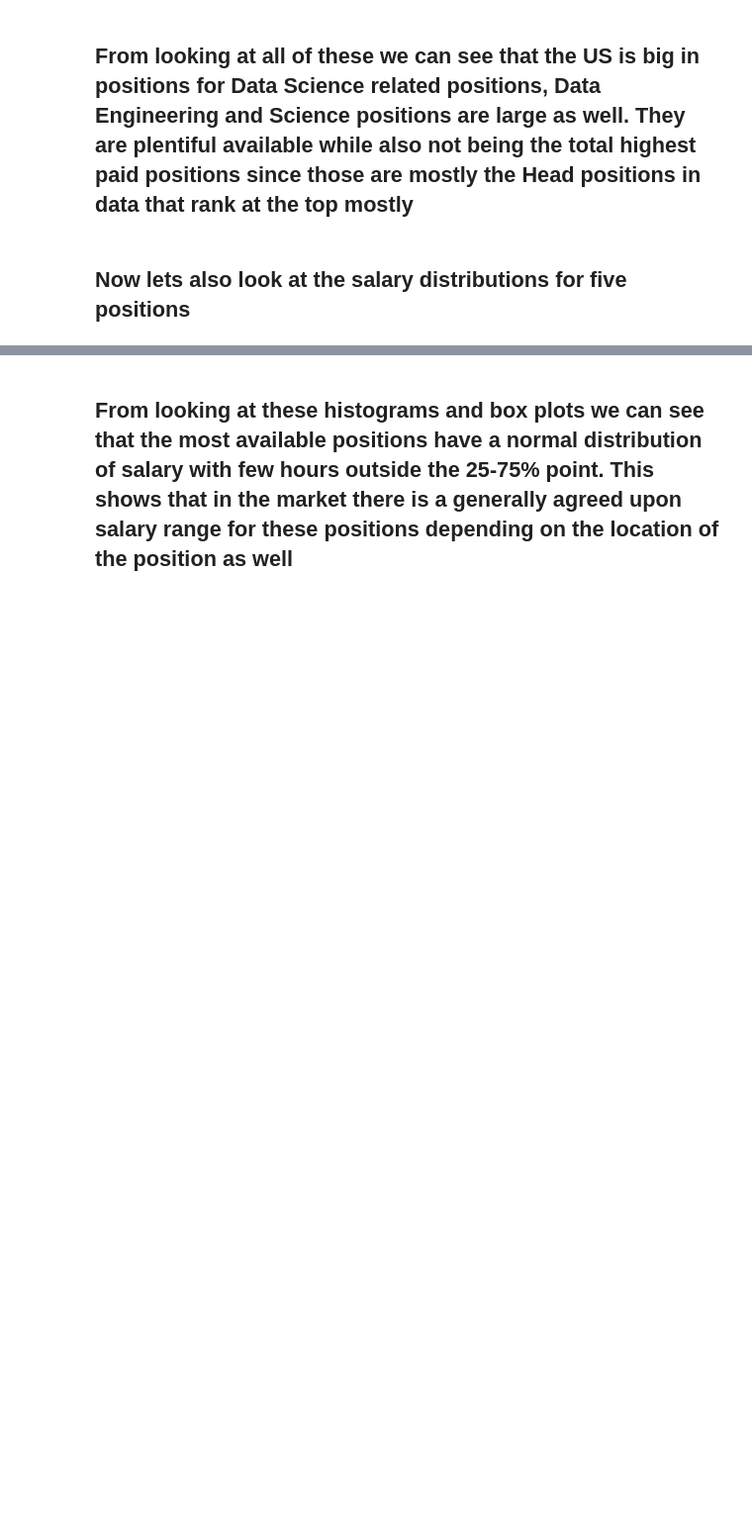
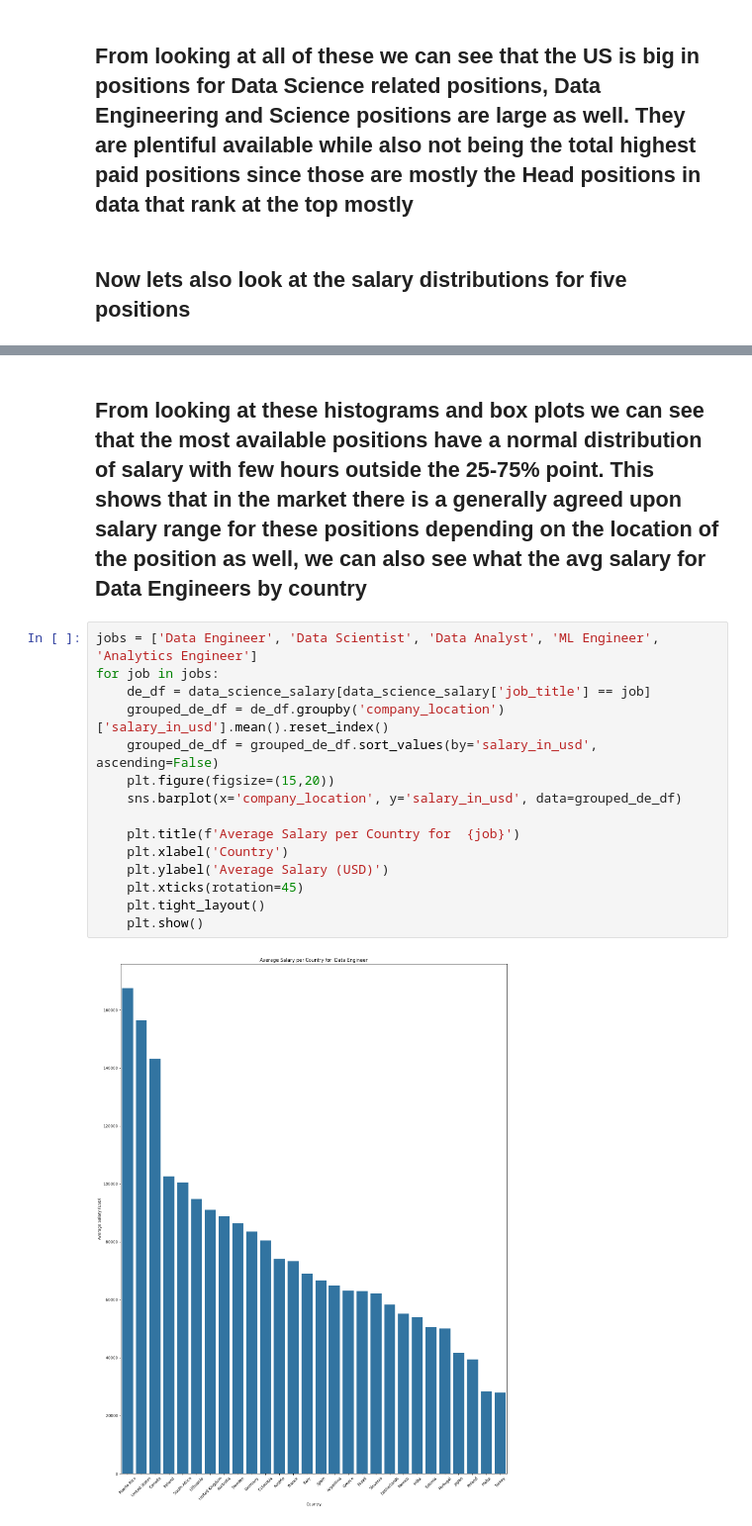
Before and after one commit to jwolfe972/csce_5320_project, a Jupyter notebook: Data_Science_Salaries_Analysis.ipynb, the cells around one changed output, grey strips where cells are left out. Shown at 99% size. Drawn from its saved outputs; the diff is of its cells as text; blank space fills up the shorter version.

```diff
--- a/Data_Science_Salaries_Analysis.ipynb
+++ b/Data_Science_Salaries_Analysis.ipynb
@@ -191,2 +193,19 @@ plt.show()
 # %% [markdown]
-## From looking at these histograms and box plots we can see that the most available positions have a normal distribution of salary with few hours outside the 25-75% point. This shows that in the market there is a generally agreed upon salary range for these positions depending on the location of the position as well
+## From looking at these histograms and box plots we can see that the most available positions have a normal distribution of salary with few hours outside the 25-75% point. This shows that in the market there is a generally agreed upon salary range for these positions depending on the location of the position as well, we can also see what the avg salary for Data Engineers by country
+# %%
+jobs = ['Data Engineer', 'Data Scientist', 'Data Analyst', 'ML Engineer', 'Analytics Engineer']
+for job in jobs:
+    de_df = data_science_salary[data_science_salary['job_title'] == job]
+    grouped_de_df = de_df.groupby('company_location')['salary_in_usd'].mean().reset_index()
+    grouped_de_df = grouped_de_df.sort_values(by='salary_in_usd', ascending=False)
+    plt.figure(figsize=(15,20))
+    sns.barplot(x='company_location', y='salary_in_usd', data=grouped_de_df)
+
+    plt.title(f'Average Salary per Country for  {job}')
+    plt.xlabel('Country')
+    plt.ylabel('Average Salary (USD)')
+    plt.xticks(rotation=45)
+    plt.tight_layout()
+    plt.show()
+# %% [output]
+[figure, added]
```
Also changed, not shown: parts of 10 cells of this notebook.
